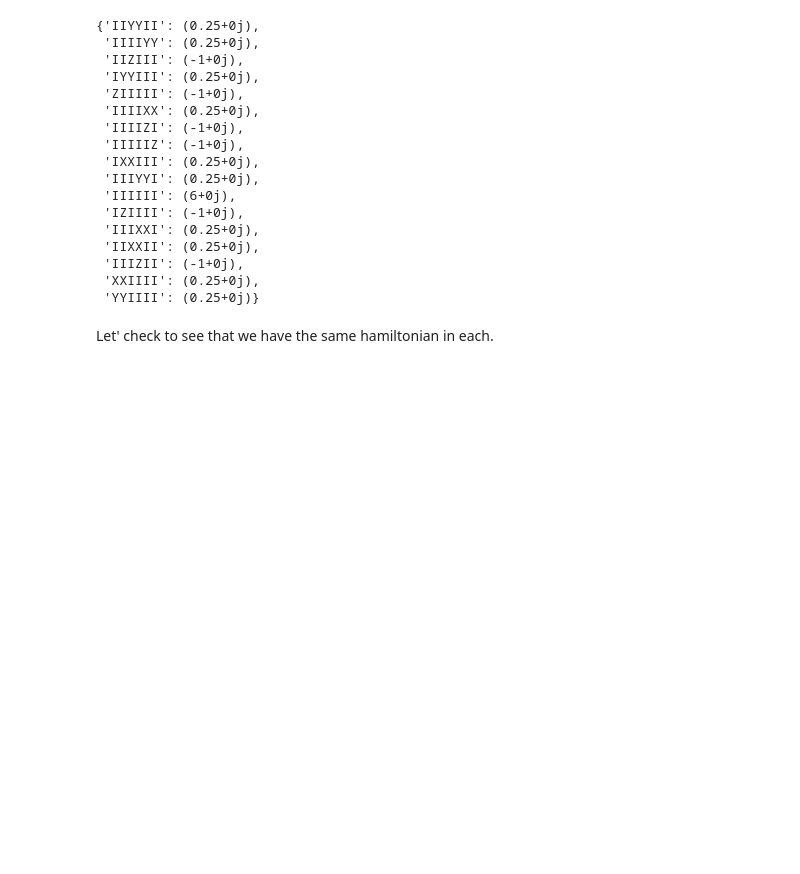
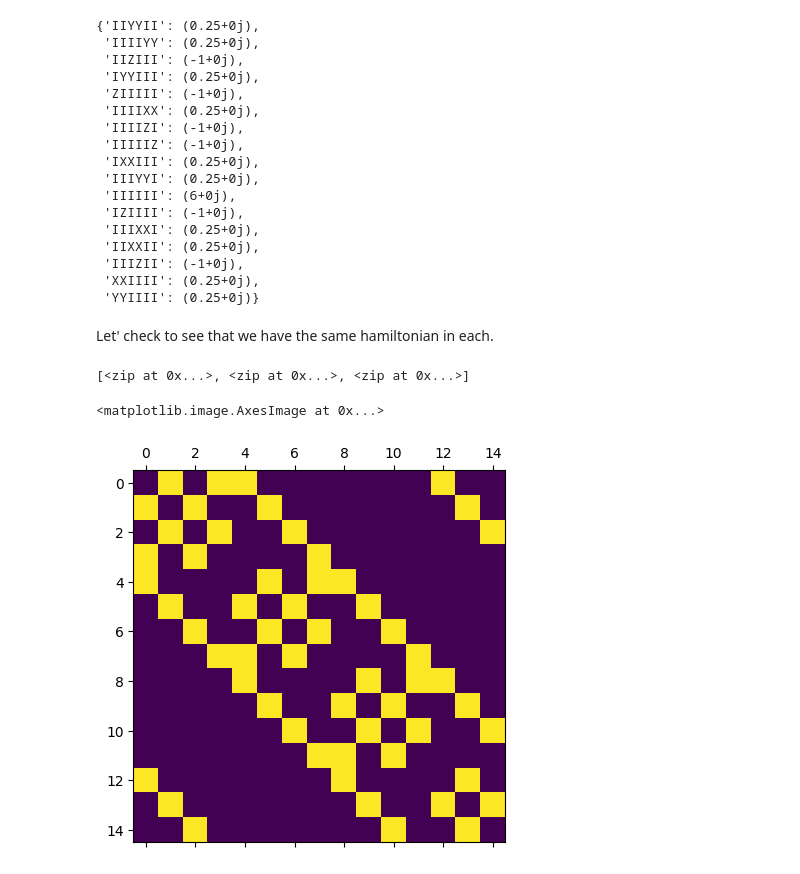
Before and after one commit to UCL-CCS/ferrmion, a Jupyter notebook: docs/source/notebooks/hubbard_hamiltonian.ipynb, the cells around one changed output. Drawn from its saved outputs; the diff is of its cells as text; code cells hidden in the pictures; blank space fills up the shorter version.

```diff
--- a/docs/source/notebooks/hubbard_hamiltonian.ipynb
+++ b/docs/source/notebooks/hubbard_hamiltonian.ipynb
@@ -180,3 +180,43 @@ for k in hamiltonian.keys():
     # There is a little numerical instability so
     # some values are different by 1e-18 or so!
     assert np.isclose(hamiltonian[k], filled_template[k])
+# %%
+from itertools import batched
+batches = [zip(b[:-1], b[1:]) for b in batched(range(10), 4)]
+batches
+# %% [output]
+[<zip at 0x...>, <zip at 0x...>, <zip at 0x...>]
+# %%
+import numpy as np
+n_modes = 15
+periodic= True
+side_length = int(np.ceil(np.log2(n_modes)))
+
+# initially make a chain
+adjacency_matix = np.eye(side_length**2, k=1)
+adjacency_matix
+# cut chain into rows by removing connections
+for i in range(1, side_length):
+    adjacency_matix[i*side_length-1, i*side_length] = 0
+
+# Add connection to number below.
+adjacency_matix += np.eye(side_length**2, k=side_length)
+
+if periodic:
+    # Wrap rows
+    for i in range(side_length):
+        adjacency_matix[i*side_length, i*side_length+side_length-1] = 1.
+
+    # Wrap columns
+    adjacency_matix += np.eye(side_length**2, k=side_length*(side_length-1))
+
+# Remove excess nodes
+adjacency_matix = adjacency_matix[:n_modes,:n_modes]
+
+adjacency_matix += adjacency_matix.T
+# %%
+import matplotlib.pyplot as plt
+plt.matshow(adjacency_matix)
+# %% [output]
+<matplotlib.image.AxesImage at 0x...>
+[figure, added]
```
Also changed, not shown: 1 other file.
